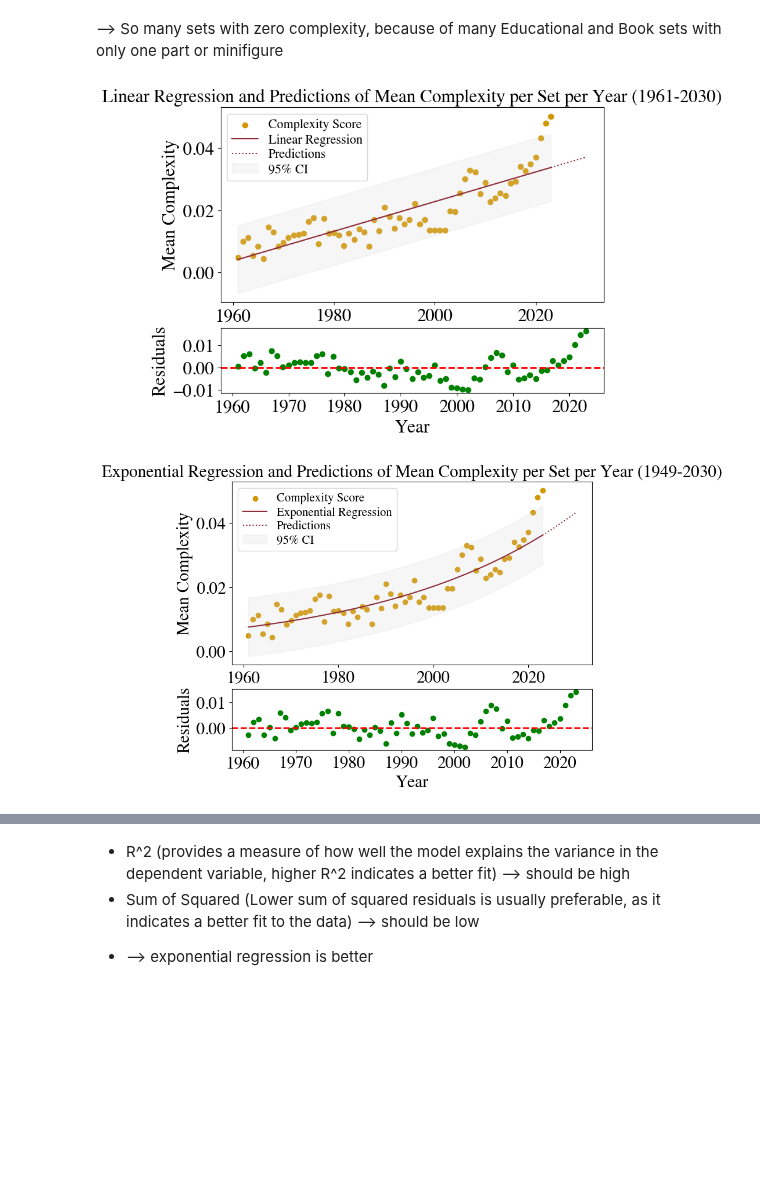
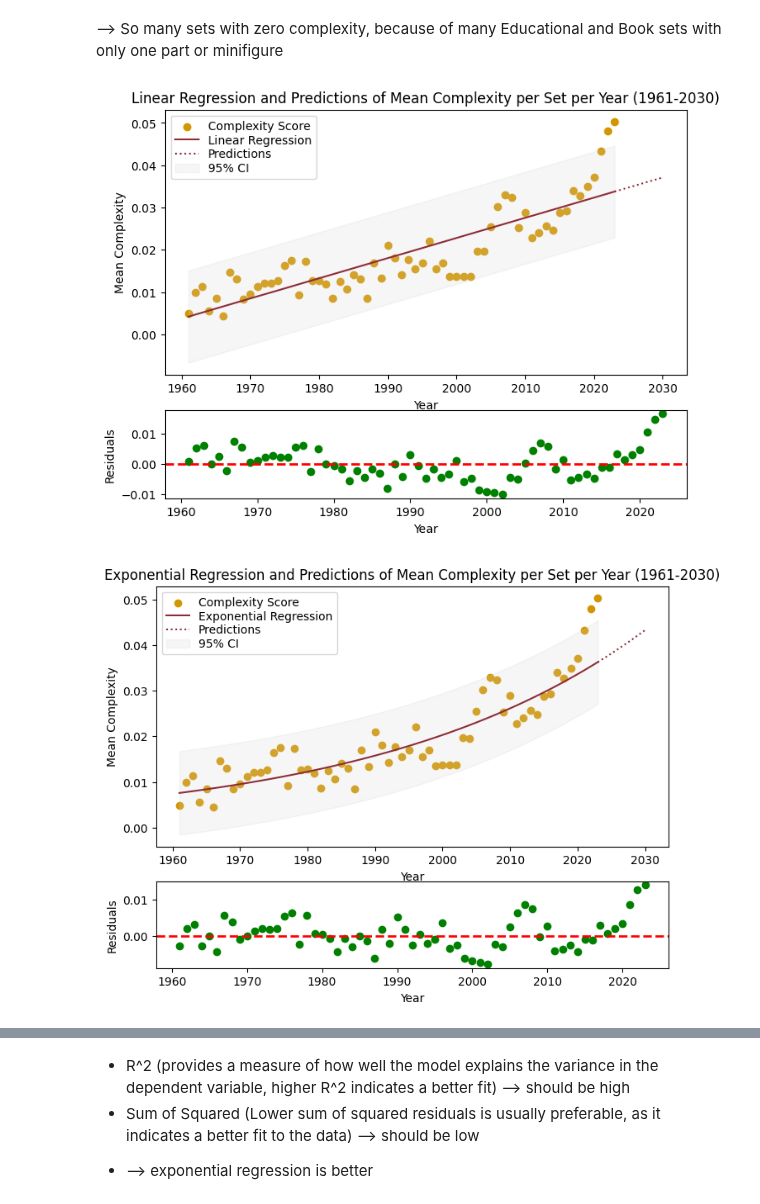
Before and after one commit to eddiebeach99/Data_Literacy, a Jupyter notebook: Analysis/complexity_regression.ipynb, the cells around one changed output, grey strips where cells are left out. Saved outputs shown, nothing was run; the diff lists cells and outputs as text; code cells hidden in the pictures; blank space fills up the shorter version.

Commit message:
created plot parameter file

```diff
--- a/Analysis/complexity_regression.ipynb
+++ b/Analysis/complexity_regression.ipynb
@@ -19,12 +19,7 @@ from tueplots.constants.color import rgb
 # set plotting stylesheet
 # plt.rcParams.update(bundles.icml2022(column='full', nrows=1, ncols=2, usetex=False))
 plt.style.use('default')
-plt.rcParams['legend.fontsize'] = 15
-plt.rcParams['legend.title_fontsize'] = 18
-plt.rcParams['font.size'] = 21
-plt.rcParams['font.family'] = 'Times'
-plt.rcParams['axes.labelsize'] = 21
-plt.rcParams['axes.titlesize'] = 21
+import plot_parameter
 # %%
 ##### Observe data if it is gaussian distibuted #####
 
@@ -116,7 +111,7 @@ def linear_regression_complexity(df):
 # call the function
 linear_regression_complexity(data)
 # %% [output]
-[figure, old version]
+[figure, new version]
 # %%
 ##### Make an exponential Regression #####
 
@@ -160,35 +155,35 @@ def exponential_regression_complexity(df):
 
     # calculate the confidence intervals
     t = scipy.stats.t.ppf(0.975, df=n-k)  # two-sided 95% confidence interval t-value
     lower_bound = y_pred - t * se
     upper_bound = y_pred + t * se
 
     # plot the confidence intervals
     ax1.fill_between(x_fit.flatten(), lower_bound, upper_bound, color='lightgray', alpha=0.2, label='95% CI')
 
     # add title and labels
-    ax1.set_title('Exponential Regression and Predictions of Mean Complexity per Set per Year (1949-2030)')
+    ax1.set_title('Exponential Regression and Predictions of Mean Complexity per Set per Year (1961-2030)')
     ax1.set_xlabel('Year')
     ax1.set_ylabel('Mean Complexity')
     ax1.legend(labelspacing=0.2, loc='upper left')
 
     # plot residuals
     residuals = y - np.exp(a * x + b)
     ax2.scatter(x, residuals, color='green')
     ax2.axhline(y=0, color='red', linestyle='--', linewidth=2)
     ax2.set_xlabel('Year')
     ax2.set_ylabel('Residuals')
 
     # save plot
     plt.savefig('../Images/Exponential_Regression.pdf')
 
     # show the plot
     plt.show()
 
 # call the function
 exponential_regression_complexity(data)
 # %% [output]
-[figure, old version]
+[figure, new version]
 # %%
 ##### Plot both regressions #####
 
```
Also changed, not shown: parts of 3 cells of this notebook, 10 other files.
